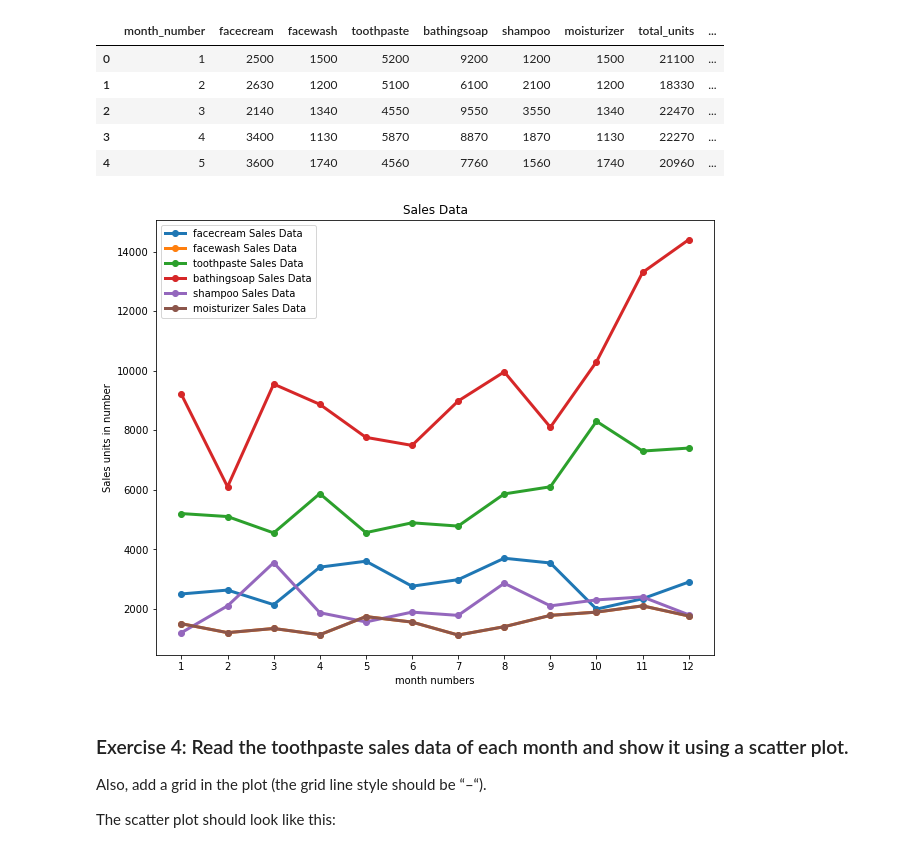
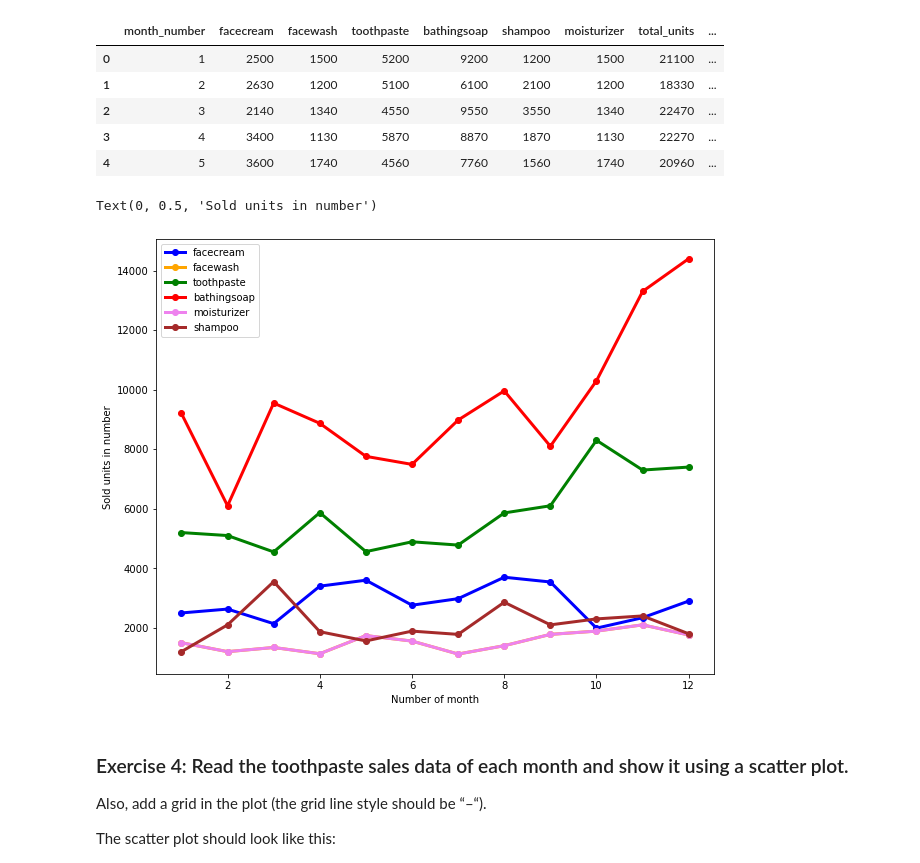
Before and after one commit to alessiorecchia/strive_exe, a Jupyter notebook: d10_Matplotlib/Matplotlib_exercises.ipynb, the cells around one changed output. Saved outputs shown, nothing was run; the diff lists cells and outputs as text; code cells hidden in the pictures.

```diff
--- a/d10_Matplotlib/Matplotlib_exercises.ipynb
+++ b/d10_Matplotlib/Matplotlib_exercises.ipynb
@@ -79,11 +79,21 @@ data.head()
 | 2 | 3 | 2140 | 1340 | 4550 | 9550 | 3550 | 1340 | 22470 | ... |
 | 3 | 4 | 3400 | 1130 | 5870 | 8870 | 1870 | 1130 | 22270 | ... |
 | 4 | 5 | 3600 | 1740 | 4560 | 7760 | 1560 | 1740 | 20960 | ... |
-# %%
-# Write your code here
-fig, ax = plt.subplots(figsize=(10,8))
-# %% [output]
-[figure, removed]
+# %%
+# Write your code here
+fig, ax = plt.subplots(figsize=(10,8))
+ax.plot(data['month_number'], data['facecream'], 'o-', color='blue', label='facecream', linewidth=3)
+ax.plot(data['month_number'], data['facewash'], 'o-', color='orange', label='facewash', linewidth=3)
+ax.plot(data['month_number'], data['toothpaste'], 'o-', color='green', label='toothpaste', linewidth=3)
+ax.plot(data['month_number'], data['bathingsoap'], 'o-', color='red', label='bathingsoap', linewidth=3)
+ax.plot(data['month_number'], data['moisturizer'], 'o-', color='violet', label='moisturizer', linewidth=3)
+ax.plot(data['month_number'], data['shampoo'], 'o-', color='brown', label='shampoo', linewidth=3)
+ax.legend()
+plt.xlabel('Number of month')
+plt.ylabel('Sold units in number')
+# %% [output]
+Text(0, 0.5, 'Sold units in number')
+[figure, added]
 # %% [markdown]
 ### Exercise 4: Read the toothpaste sales data of each month and show it using a scatter plot.
 Also, add a grid in the plot (the grid line style should be “–“).
```
Also changed, not shown: parts of 4 cells of this notebook.
